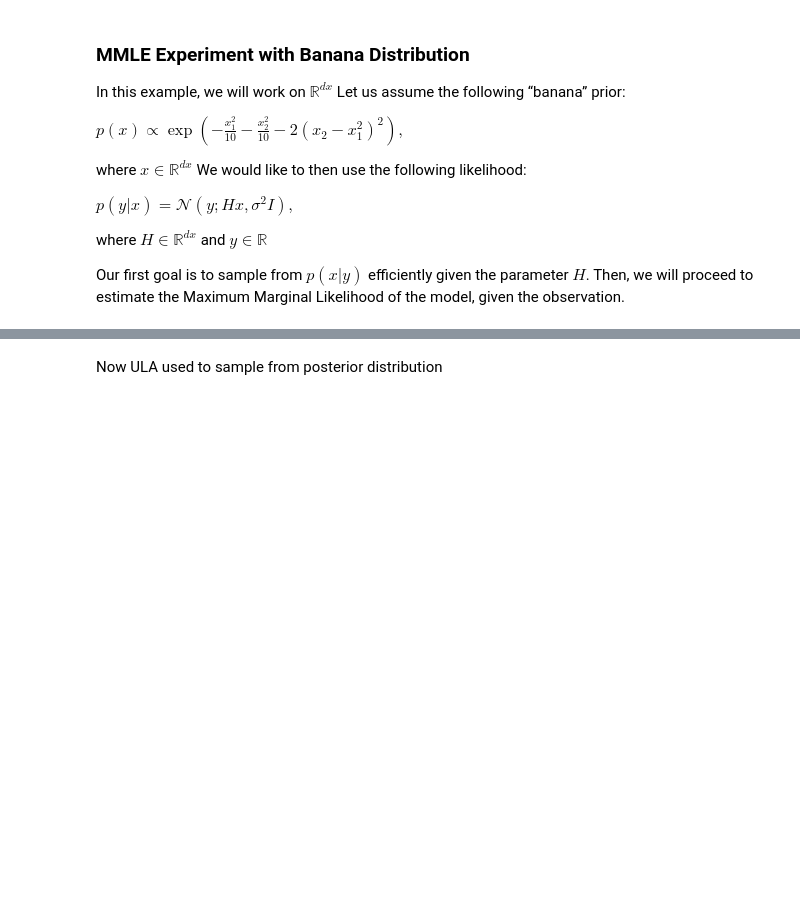
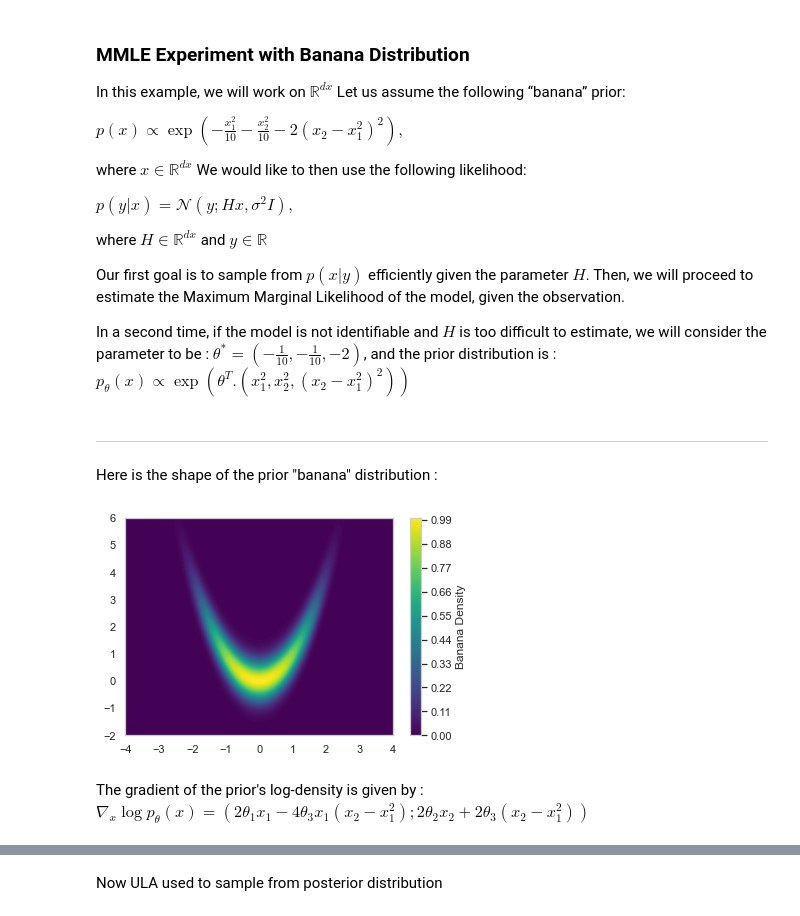
Before and after one commit to PyTomSss/Research_Project-Imperial_College, a Jupyter notebook: Interacting Particles - MMLE/Banana_prior.ipynb, the cells around one changed output, grey strips where cells are left out. Saved outputs shown, nothing was run; the diff lists cells and outputs as text; code cells hidden in the pictures; blank space fills up the shorter version.

Commit message:
Banana Update

```diff
--- a/Interacting Particles - MMLE/Banana_prior.ipynb
+++ b/Interacting Particles - MMLE/Banana_prior.ipynb
@@ -38,3 +38,33 @@ $ p(y|x) = \mathcal{N}(y; Hx, \sigma^2 I), $
 where $ H \in \mathbb{R}^{dx} $ and $ y \in \mathbb{R} $
 
 Our first goal is to sample from $ p(x|y) $ efficiently given the parameter $H$. Then, we will proceed to estimate the Maximum Marginal Likelihood of the model, given the observation.
+
+In a second time, if the model is not identifiable and $H$ is too difficult to estimate, we will consider the parameter to be :
+$\theta^* = (-\frac{1}{10}, -\frac{1}{10}, -2)$, and the prior distribution is :
+$p_\theta(x) \propto \exp(\theta^T.(x_1^2, x_2^2, (x_2-x_1^2)^2)) $
+# %% [markdown]
+------------------------------------------------------------------------------------------------------------------------------------------
+Here is the shape of the prior "banana" distribution :
+# %%
+theta_star = np.array([-0.1, -0.1, -2])
+# %%
+def bar_p(x):
+    return np.exp((x[0]**2) * theta_star[0] + (x[1]**2) * theta_star[1] + theta_star[2] * (x[1] - x[0]**2)**2)
+# %%
+x_bb = np.linspace(-4, 4, 100)
+y_bb = np.linspace(-2, 6, 100)
+X_bb, Y_bb = np.meshgrid(x_bb, y_bb) # evaluate barp on this grid
+Z_bb = np.zeros((100, 100))
+
+for i in range(100):
+    for j in range(100):
+        Z_bb[i, j] = bar_p([X_bb[i, j], Y_bb[i, j]])
+# plot barp
+contour = plt.contourf(X_bb, Y_bb, Z_bb, 100, cmap='viridis')
+plt.colorbar(contour, label = 'Banana Density')
+plt.show()
+# %% [output]
+[figure, added]
+# %% [markdown]
+The gradient of the prior's log-density is given by :
+$\nabla_x \log p_\theta(x) = (2\theta_1 x_1 - 4\theta_3 x_1 (x_2 - x_1^2)  ;  2\theta_2 x_2 + 2 \theta_3 (x_2 - x_1^2))$
```
Also changed, not shown: parts of 26 cells of this notebook.
